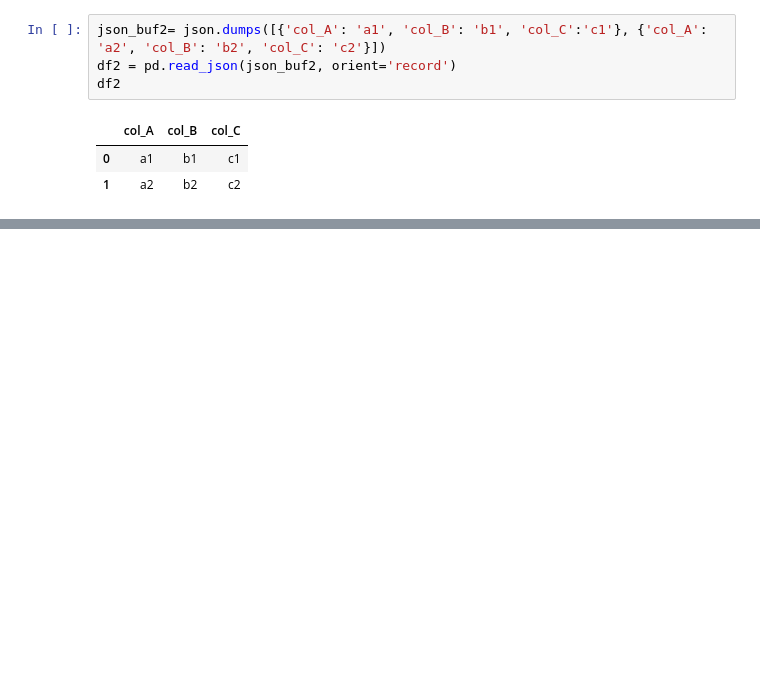
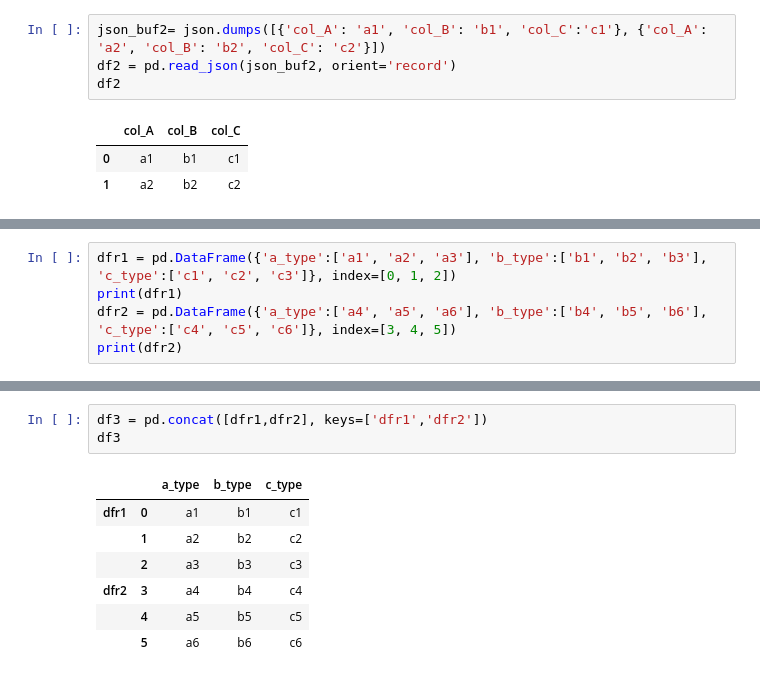
Before and after one commit to DmGetun/mp_2022_224-322_python, a Jupyter notebook: labPandas.ipynb, the cells around one changed output, grey strips where cells are left out. Drawn from its saved outputs; the diff is of its cells as text; blank space fills up the shorter version.

```diff
--- a/labPandas.ipynb
+++ b/labPandas.ipynb
@@ -111,0 +280,5 @@ from io import StringIO
+# %%
+dfr1 = pd.DataFrame({'a_type':['a1', 'a2', 'a3'], 'b_type':['b1', 'b2', 'b3'], 'c_type':['c1', 'c2', 'c3']}, index=[0, 1, 2])
+print(dfr1)
+dfr2 = pd.DataFrame({'a_type':['a4', 'a5', 'a6'], 'b_type':['b4', 'b5', 'b6'], 'c_type':['c4', 'c5', 'c6']}, index=[3, 4, 5])
+print(dfr2)
@@ -111,0 +321,11 @@ from io import StringIO
+# %%
+df3 = pd.concat([dfr1,dfr2], keys=['dfr1','dfr2'])
+df3
+# %% [output]
+|  |  | a_type | b_type | c_type |
+| dfr1 | 0 | a1 | b1 | c1 |
+|  | 1 | a2 | b2 | c2 |
+|  | 2 | a3 | b3 | c3 |
+| dfr2 | 3 | a4 | b4 | c4 |
+|  | 4 | a5 | b5 | c5 |
+|  | 5 | a6 | b6 | c6 |
```
Also changed, not shown: parts of 36 cells of this notebook.
